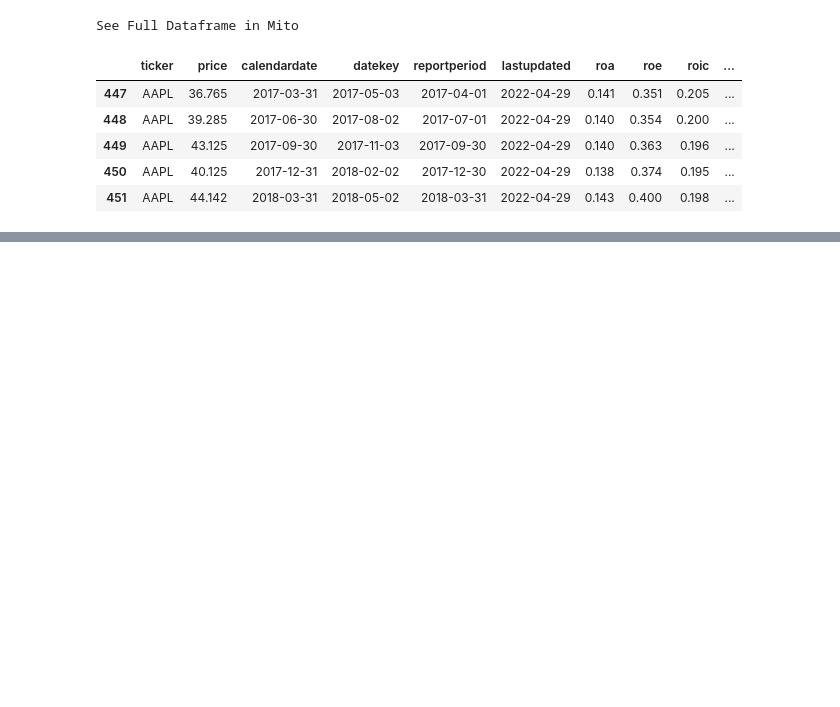
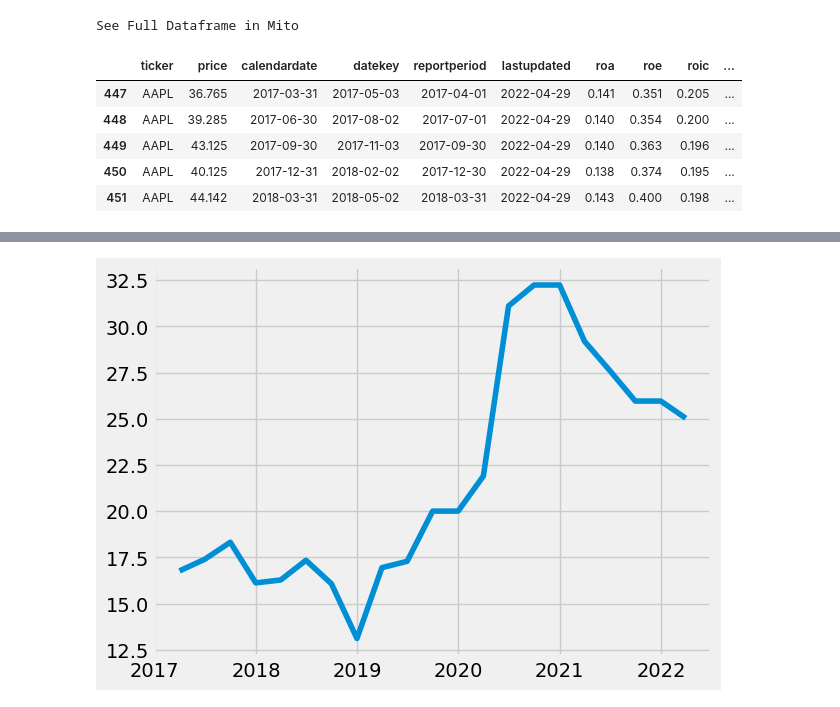
Before and after one commit to bme3412/Python, a Jupyter notebook: quandl/Quandl.ipynb, the cells around one changed output, grey strips where cells are left out. Drawn from its saved outputs; the diff is of its cells as text; code cells hidden in the pictures; blank space fills up the shorter version.

```diff
--- a/quandl/Quandl.ipynb
+++ b/quandl/Quandl.ipynb
@@ -179,3 +179,6 @@ ps                    float64
 dtype: object
 # %%
 AAPL_financials = df[df['ticker']=='AAPL']
+AAPL_financials['calendardate'] = pd.to_datetime(AAPL_financials['calendardate'])
+AAPL_financials['datekey'] = pd.to_datetime(AAPL_financials['datekey'])
+AAPL_financials['reportperiod'] = pd.to_datetime(AAPL_financials['reportperiod'])
@@ -321,0 +381,3 @@ See Full Dataframe in Mito
+# %%
+AAPL_valuation_df = AAPL_valuation_df.drop_duplicates('calendardate')
+AAPL_valuation_df.dtypes
@@ -321,0 +401,5 @@ See Full Dataframe in Mito
+# %%
+plt.plot(AAPL_valuation_df.calendardate, AAPL_valuation_df.pe)
+plt.show()
+# %% [output]
+[figure, added]
```
Also changed, not shown: parts of 7 cells of this notebook.
